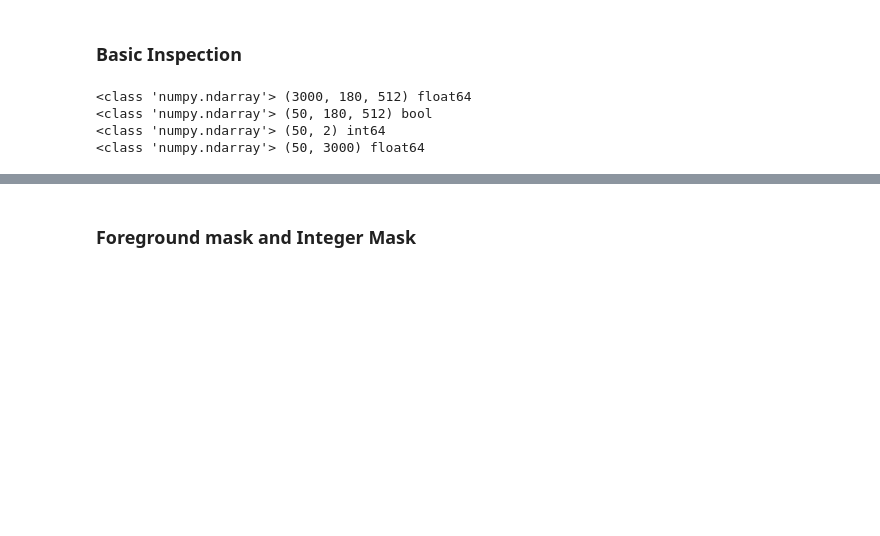
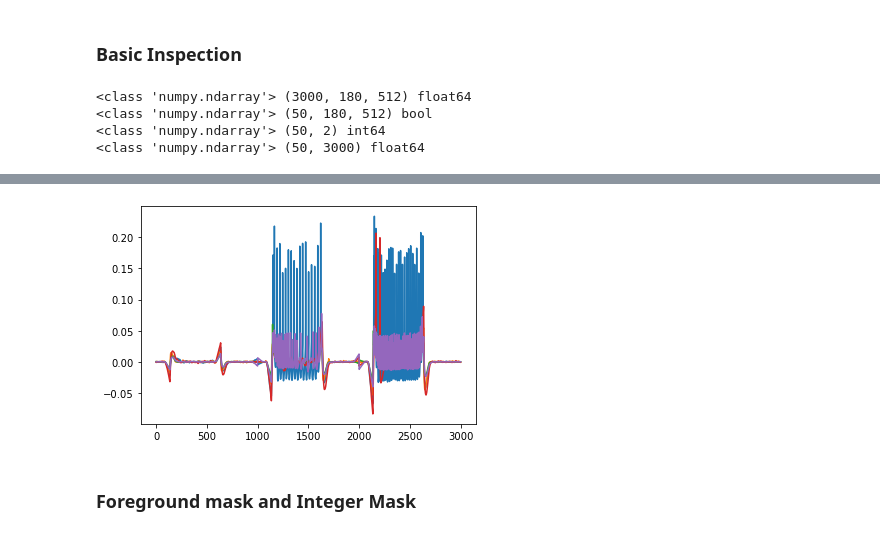
Before and after one commit to cellarium-ai/Optosynth, a Jupyter notebook: graph_segmentation.ipynb, the cells around one changed output, grey strips where cells are left out. Saved outputs shown, nothing was run; the diff lists cells and outputs as text; code cells hidden in the pictures; blank space fills up the shorter version.

```diff
--- a/graph_segmentation.ipynb
+++ b/graph_segmentation.ipynb
@@ -28,3 +33,24 @@ dtype = torch.float32
+# %%
+def compute_moving_average(x: numpy.ndarray,
+                           axis: int,
+                           window_size: int):
+    """ The window size should be an odd integer """
+    assert (window_size +1) % 2 ==0
+    N = x.shape[axis]
+    pad_sequence = numpy.reshape([0,0]*len(x.shape), (len(x.shape), 2))
+    pad_sequence[axis,:] = window_size
+    x = numpy.pad(x, pad_width=pad_sequence, mode='edge')
+    x = numpy.cumsum(x, axis=axis)
+    r = (numpy.roll(x, shift=-window_size, axis=axis)-x)/window_size
+    start = (window_size -1)//2
+    if axis==0 or len(x.shape)+axis==0:
+        return r[start:start+N]
+    elif axis==1 or len(x.shape)+axis==1:
+        return r[:,start:start+N]
+    elif axis==2 or len(x.shape)+axis==2:
+        return r[:,:,start:start+N]
+    elif axis==3 or len(x.shape)+axis==3:
+        return r[:,:,:,start:start+N]
 # %% [markdown]
 ## Paths
 # %%
@@ -64,3 +108,9 @@ print(type(neuron_mean_fluorescence_nt), neuron_mean_fluorescence_nt.shape, neur
+# %%
+#for i in range(neuron_mean_fluorescence_nt.shape[0]):
+for i in range(5):
+    plt.plot(delta_fluorescence_nt[i])
+# %% [output]
+[figure, added]
 # %% [markdown]
 ### Foreground mask and Integer Mask
 # %%
```
Also changed, not shown: parts of 7 cells of this notebook.
